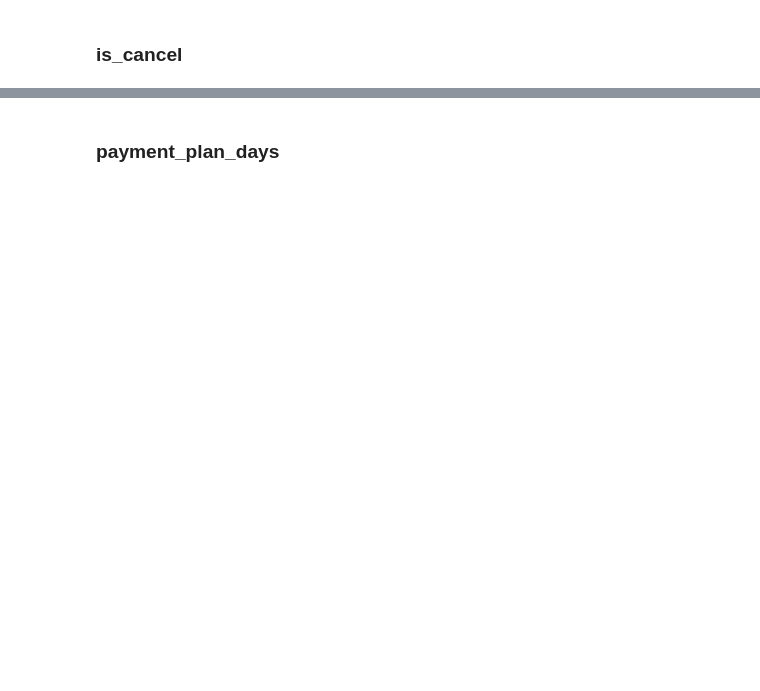
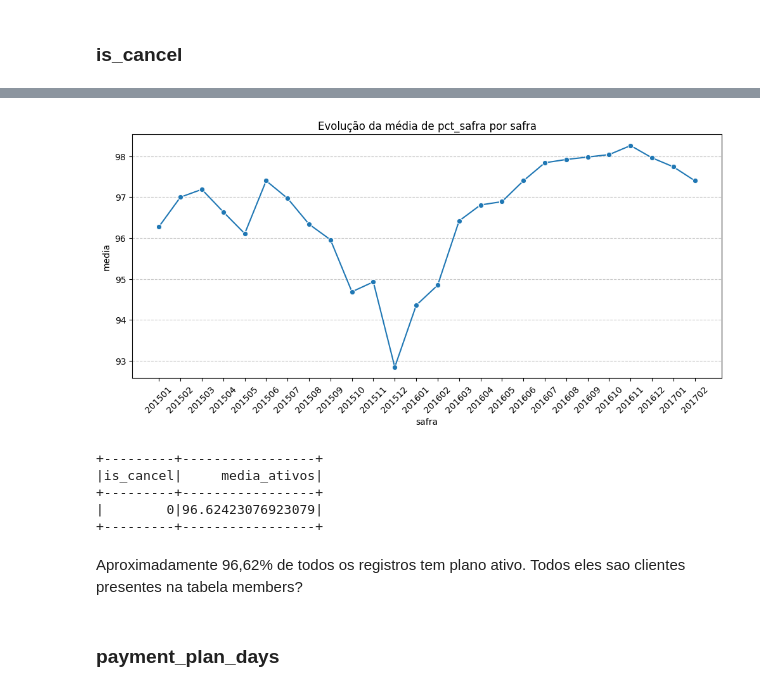
Before and after one commit to GuMauriz/datamaster, a Jupyter notebook: eda.ipynb, the cells around one changed output, grey strips where cells are left out. Cells and saved outputs as stored; diff of their text form; code cells hidden in the pictures; blank space fills up the shorter version.

Commit message:
feat: eda for transactions dataframe

```diff
--- a/eda.ipynb
+++ b/eda.ipynb
@@ -81,14 +83,38 @@ def verificar_mudanca_estado(df, col_alvo, col_id="msno", col_safra="safra", vis
 # %%
-def calcular_distribuicao(df, coluna_alvo, total_base, col_id="msno", n_show=10):
+def calcular_distribuicao(df, coluna_alvo, col_id="msno", n_show=10, agrupar_por_safra=False):
     """
     Gera agregação de contagem e percentual sobre uma variável alvo.
     """
-    df_result = df.groupBy(coluna_alvo).agg(
-        F.count(col_id).alias("total"),
-        F.round((F.count(col_id) / F.lit(total_base)) * 100, 2).alias("pct_total")
-    ).orderBy(F.desc("total"))
+    # 1. Calcula o total da base para o percentual global
+    total_base = df.count()
 
-    df_result.show(n_show)
+    if agrupar_por_safra:
+        # 2. Agrupamento inicial por safra e alvo
+        df_result = df.groupBy("safra", coluna_alvo).agg(
+            F.count(col_id).alias("total")
+        )
+
+        # 3. Define a janela para calcular o total por safra (denominador do pct_safra)
+        window_safra = Window.partitionBy("safra")
+
+        # 4. Adiciona os cálculos de percentual
+        df_result = df_result.withColumn(
+            "pct_safra",
+            F.round((F.col("total") / F.sum("total").over(window_safra)) * 100, 2)
+        ).withColumn(
+            "pct_total",
+            F.round((F.col("total") / F.lit(total_base)) * 100, 2)
+        ).orderBy("safra", F.desc("total"))
+
+    else:
+        # Resultado geral sem partição de safra
+        df_result = df.groupBy(coluna_alvo).agg(
+            F.count(col_id).alias("total"),
+            F.round((F.count(col_id) / F.lit(total_base)) * 100, 2).alias("pct_total")
+        ).orderBy(F.desc("total"))
+
+    df_result.show(n_show, truncate=False)
+    return df_result # Retornar o DF é uma boa prática para análises posteriores
 # %%
 def analise_correlacao_quantitativa(df, colunas, plot=True):
     """
@@ -1041,6 +1071,6 @@ only showing top 40 rows
 # %% [markdown]
 Nem tudo o que deveriam pagar foi efetivamente pago em alguns casos, bem como aparentemente houveram pagamentos que nao deveriam ter sido executados.
 # %%
-df_transactions_payment_diff = df_transactions.withColumn("payment_diff", F.col("actual_amount_paid") - F.col("plan_list_price"))
-df_transactions_payment_diff = df_transactions_payment_diff.withColumn("flag_pag_diff", F.when(F.col("payment_diff") != 0, 1).otherwise(0))
+df_transactions = df_transactions.withColumn("payment_diff", F.col("actual_amount_paid") - F.col("plan_list_price"))
+df_transactions = df_transactions.withColumn("flag_pag_diff", F.when(F.col("payment_diff") != 0, 1).otherwise(0))
 # %%
@@ -1127,0 +1165,3 @@ df_transactions.groupBy("is_cancel").count().show()
+# %%
+is_cancel_general = calcular_distribuicao(df_transactions, "is_cancel")
+is_cancel_per_safra = calcular_distribuicao(df_transactions, "is_cancel", agrupar_por_safra=True)
@@ -1128,3 +1186,17 @@ df_transactions.groupBy("is_cancel").count().show()
+# %%
+plot_tendencia_temporal(is_cancel_per_safra.filter(F.col("is_cancel").isin([0])), "pct_safra")
+# %% [output]
+[figure, added]
+# %%
+is_cancel_per_safra.filter(F.col("is_cancel").isin([0])).groupBy("is_cancel").agg(F.mean("pct_safra").alias("media_ativos")).orderBy("is_cancel").show(20)
+# %% [output]
++---------+-----------------+
+|is_cancel|     media_ativos|
++---------+-----------------+
+|        0|96.62423076923079|
++---------+-----------------+
+# %% [markdown]
+Aproximadamente 96,62% de todos os registros tem plano ativo. Todos eles sao clientes presentes na tabela members?
 # %% [markdown]
 ### payment_plan_days
 # %%
```
Also changed, not shown: parts of 36 cells of this notebook.
